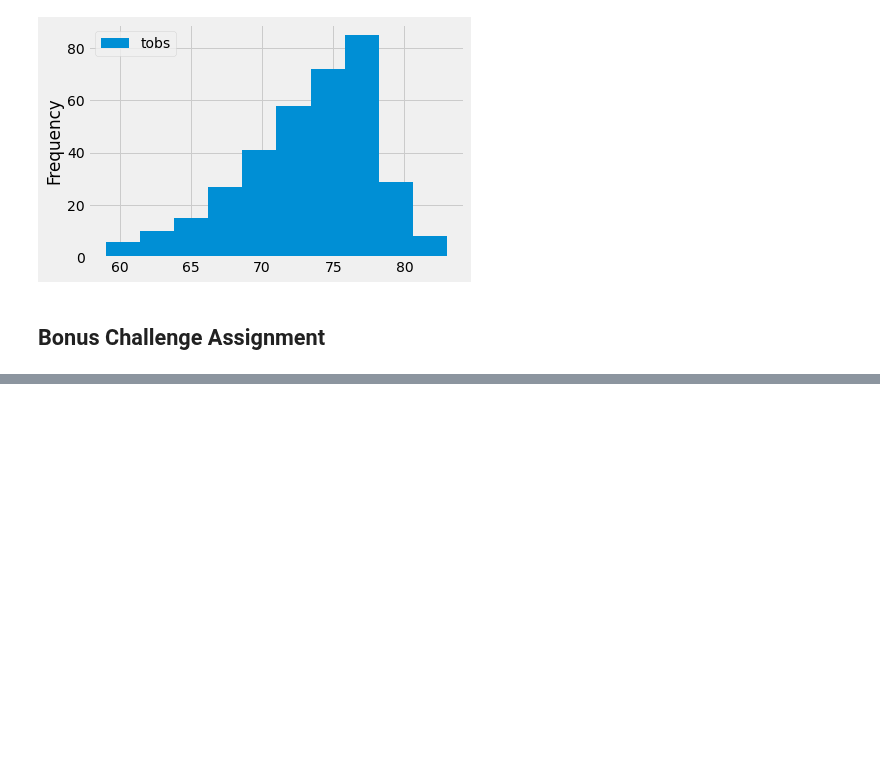
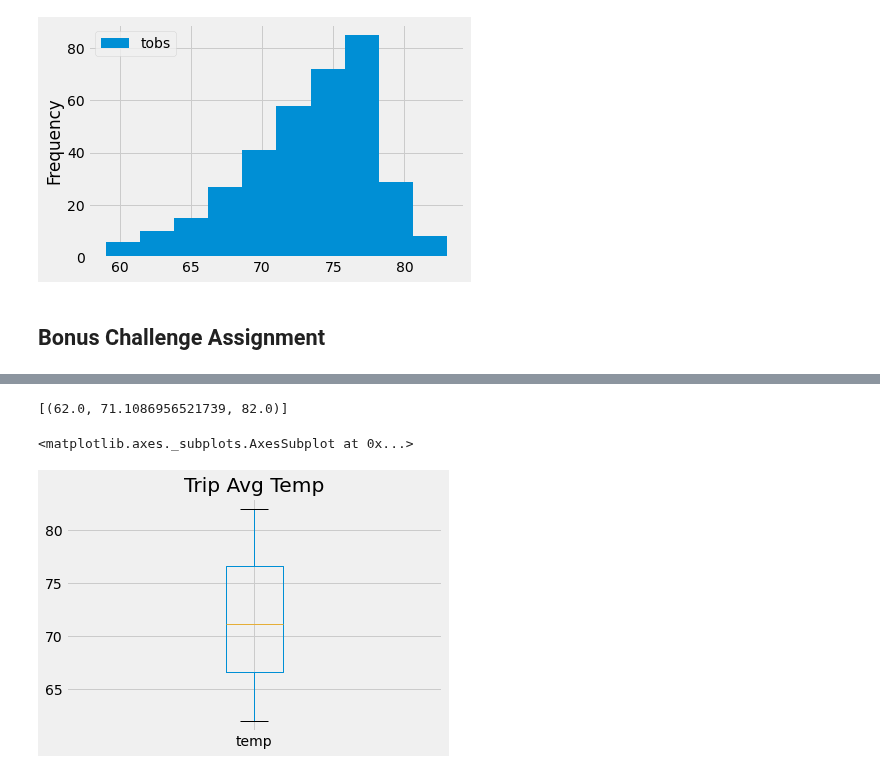
Before and after one commit to shadiaduery/Sqlalchemy-Challege, a Jupyter notebook: climate_starter.ipynb, the cells around one changed output, grey strips where cells are left out. Saved outputs shown, nothing was run; the diff lists cells and outputs as text; code cells hidden in the pictures; blank space fills up the shorter version.

```diff
--- a/climate_starter.ipynb
+++ b/climate_starter.ipynb
@@ -211,8 +235,37 @@ print(calc_temps('2012-02-28', '2012-03-05'))
+# %%
+# Use your previous function `calc_temps` to calculate the tmin, tavg, and tmax
+# for your trip using the previous year's data for those same dates.
+def calc_temps(start_date, end_date):
+    """TMIN, TAVG, and TMAX for a list of dates.
+
+    Args:
+        start_date (string): A date string in the format %Y-%m-%d
+        end_date (string): A date string in the format %Y-%m-%d
+
+    Returns:
+        TMIN, TAVE, and TMAX
+    """
+
+    return session.query(func.min(Measurement.tobs), func.avg(Measurement.tobs), func.max(Measurement.tobs)).\
+        filter(Measurement.date >= start_date).filter(Measurement.date <= end_date).all()
+
+# function usage example
+print(calc_temps('2017-03-01', '2017-03-15'))
+# %% [output]
+[(62.0, 71.1086956521739, 82.0)]
 # %%
 # Plot the results from your previous query as a bar chart.
 # Use "Trip Avg Temp" as your Title
 # Use the average temperature for the y value
 # Use the peak-to-peak (tmax-tmin) value as the y error bar (yerr)
+# print(calc_temps('2017-02-28', '2017-03-05'))
+bar_chart_data = calc_temps('2017-03-01', '2017-03-15')
+
+bar_chart_data_df = pd.DataFrame({"temp":[62.0, 71.1086956521739, 82.0]})
+bar_chart_data_df.plot.box(title='Trip Avg Temp')
+# %% [output]
+<matplotlib.axes._subplots.AxesSubplot at 0x...>
+[figure, added]
 # %%
 # Calculate the total amount of rainfall per weather station for your trip dates using the previous year's matching dates.
 # Sort this in descending order by precipitation amount and list the station, name, latitude, longitude, and elevation
```
Also changed, not shown: parts of 10 cells of this notebook, 1 other file.
